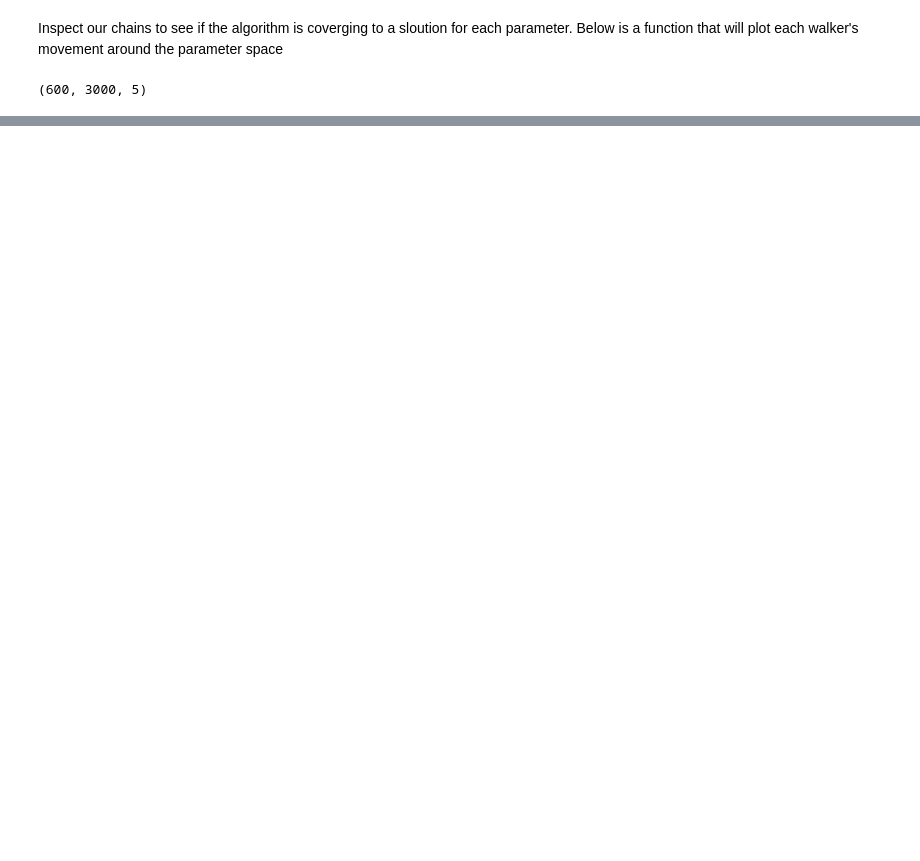
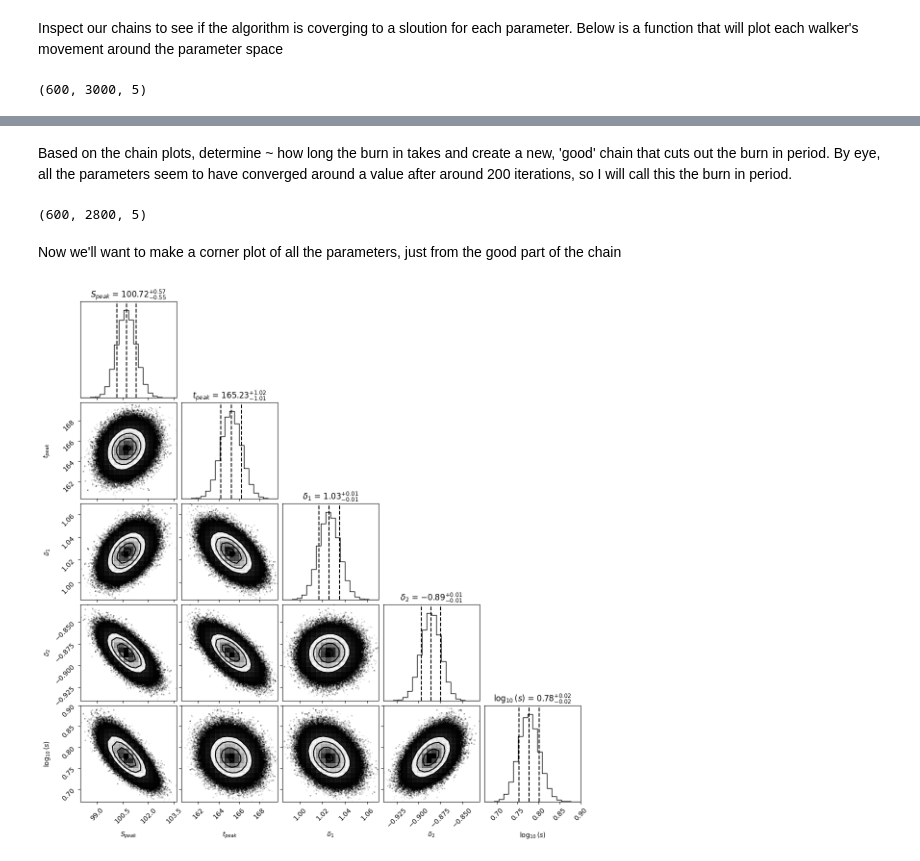
Before and after one commit to AnnikaDeutsch/SN2018ivc_summer, a Jupyter notebook: simulated_data_analysis.ipynb, the cells around one changed output, grey strips where cells are left out. Cells and saved outputs as stored; diff of their text form; code cells hidden in the pictures; blank space fills up the shorter version.

```diff
--- a/simulated_data_analysis.ipynb
+++ b/simulated_data_analysis.ipynb
@@ -248,0 +251,33 @@ plot_parameter_space(chain)
+# %% [markdown]
+Based on the chain plots, determine ~ how long the burn in takes and create a new, 'good' chain that cuts out the burn in period. By eye, all the parameters seem to have converged around a value after around 200 iterations, so I will call this the burn in period.
+# %%
+burn_in = 200
+good_chain = chain[:,burn_in:,:] # we want niters to go from after the burn_in onwards. This is the second axis in the chain 3D array
+good_chain.shape
+# %% [output]
+(600, 2800, 5)
+# %% [markdown]
+Now we'll want to make a corner plot of all the parameters, just from the good part of the chain
+# %%
+def corner_plot(chain, savefile='corner_plot.png'):
+    '''
+    '''
+    # load in relevant variables
+    ndim = chain.shape[2]
+    params = ['$S_{peak}$', '$t_{peak}$', '$\\delta_1$', '$\\delta_2$', '$\\log_{10}(s)$']
+
+    # make sure the chain will be the correct shape
+    reshaped_chain = chain.reshape(-1, ndim)
+
+    # create the corner plot
+    fig = corner.corner(reshaped_chain, labels= params, quantiles=[0.16, 0.5, 0.84], show_titles=True)
+
+    # save the file
+    plt.savefig(savefile)
+
+    # display the plot
+    plt.show()
+# %%
+corner_plot(good_chain)
+# %% [output]
+[figure, added]
```
Also changed, not shown: parts of 4 cells of this notebook, 1 other file.
